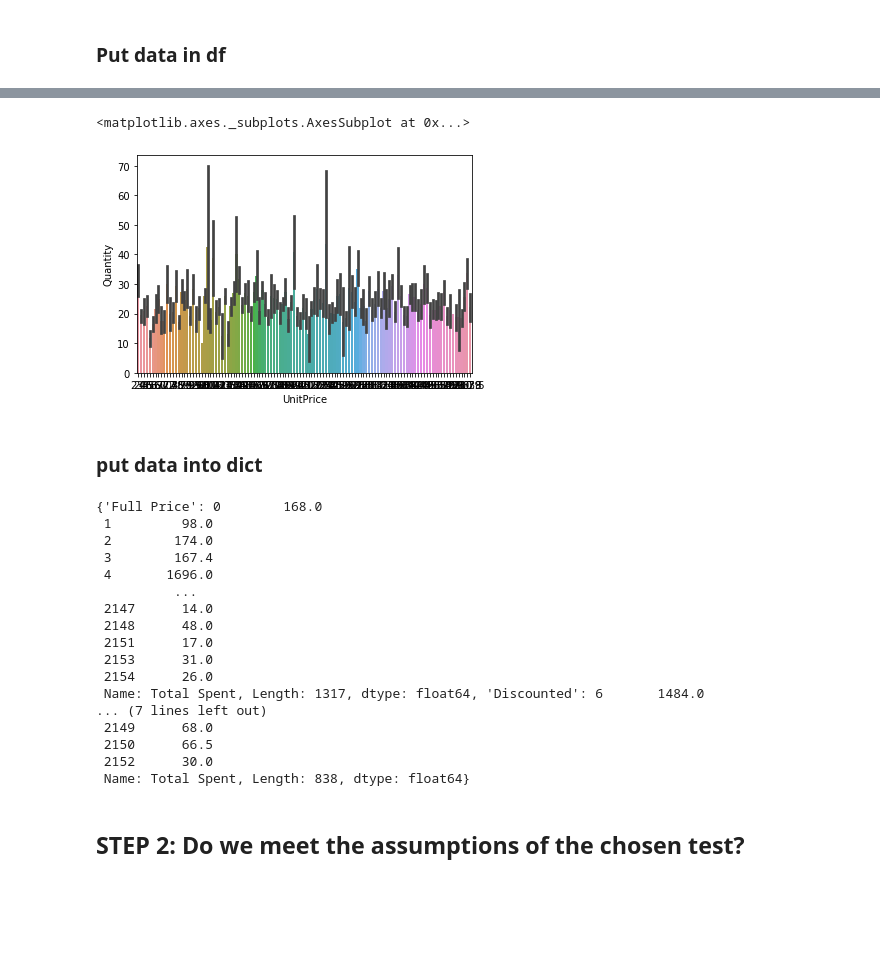
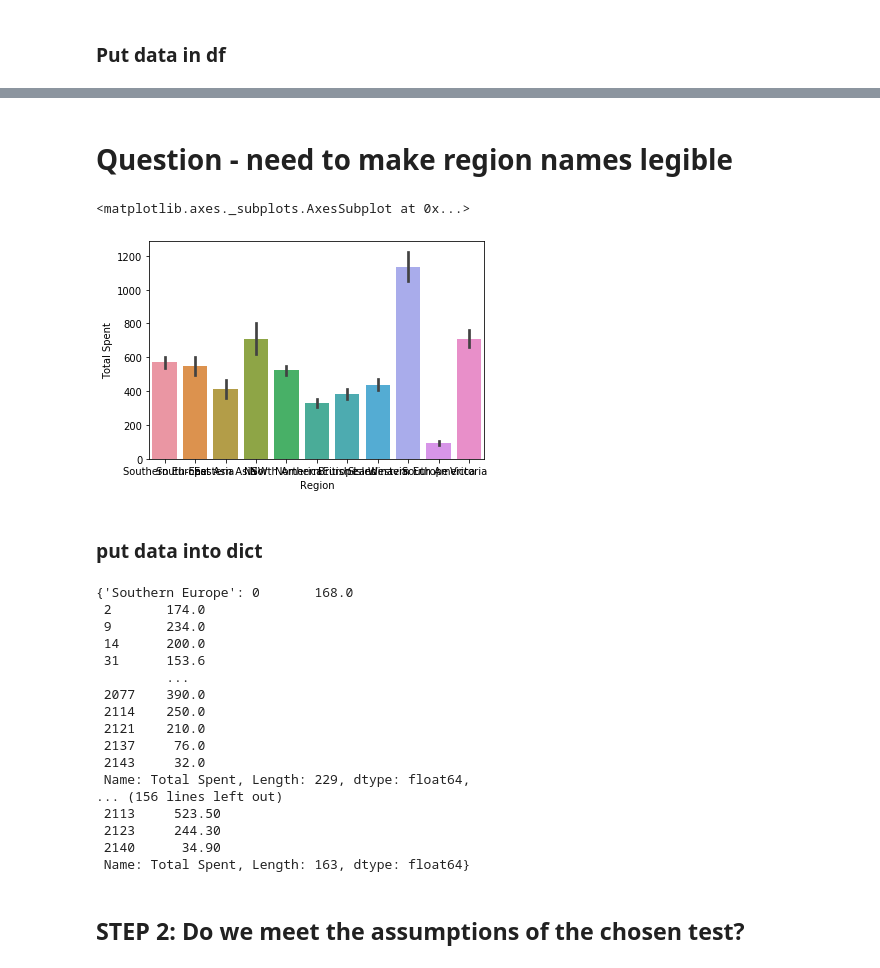
Before and after one commit to alexanderjohnny/hypothesis_testing_workflow_python, a Jupyter notebook: ALEX_BEAT_student.ipynb, the cells around one changed output, grey strips where cells are left out. Saved outputs shown, nothing was run; the diff lists cells and outputs as text; code cells hidden in the pictures; blank space fills up the shorter version.

```diff
--- a/ALEX_BEAT_student.ipynb
+++ b/ALEX_BEAT_student.ipynb
@@ -885,0 +912,4 @@ array(['British Isles', 'North America', 'Eastern Asia',
+# %%
+## create total spent
+h3df["Total Spent"] = h3df['UnitPrice'] * h3df['Quantity']
+h3df
@@ -886,34 +930,36 @@ array(['British Isles', 'North America', 'Eastern Asia',
+# %% [markdown]
+# Question - need to make region names legible
 # %%
-sns.barplot(data=h3df, x='UnitPrice', y='Quantity', ci=68 )
+sns.barplot(data=h3df, x='Region', y='Total Spent', ci=68)
 # %% [output]
 <matplotlib.axes._subplots.AxesSubplot at 0x...>
-[figure, old version]
+[figure, new version]
 # %% [markdown]
 ### put data into dict
 # %%
-h2dict = {}
-for name in h2df['discounted'].unique():
-    h2dict[name] = h2df.groupby('discounted').get_group(name)['Total Spent']
+h3dict = {}
+for name in h3df['Region'].unique():
+    h3dict[name] = h3df.groupby('Region').get_group(name)['Total Spent']
 
-h2dict
+h3dict
 # %% [output]
-{'Full Price': 0        168.0
- 1         98.0
- 2        174.0
- 3        167.4
- 4       1696.0
-          ...
- 2147      14.0
- 2148      48.0
- 2151      17.0
- 2153      31.0
- 2154      26.0
- Name: Total Spent, Length: 1317, dtype: float64, 'Discounted': 6       1484.0
-... (7 lines left out)
- 2149      68.0
- 2150      66.5
- 2152      30.0
- Name: Total Spent, Length: 838, dtype: float64}
+{'Southern Europe': 0       168.0
+ 2       174.0
+ 9       234.0
+ 14      200.0
+ 31      153.6
+         ...
+ 2077    390.0
+ 2114    250.0
+ 2121    210.0
+ 2137     76.0
+ 2143     32.0
+ Name: Total Spent, Length: 229, dtype: float64,
+... (156 lines left out)
+ 2113     523.50
+ 2123     244.30
+ 2140      34.90
+ Name: Total Spent, Length: 163, dtype: float64}
 # %% [markdown]
 ## STEP 2: Do we meet the assumptions of the chosen test?
 # %% [markdown]
```
Also changed, not shown: parts of 27 cells of this notebook.
